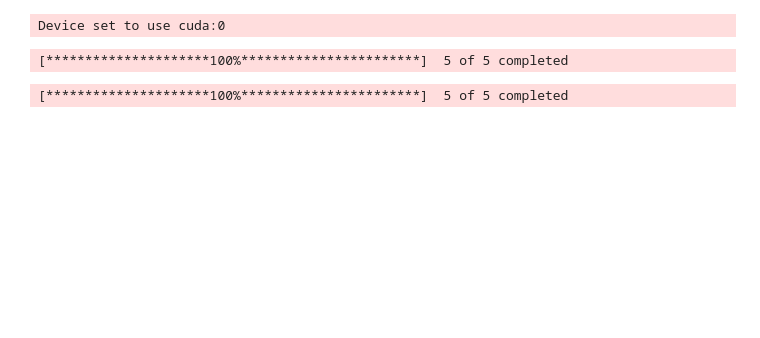
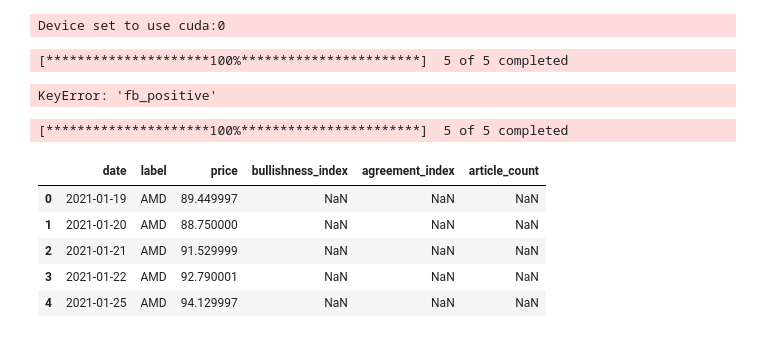
Before and after one commit to LeonSavi/T-M-Project, a Jupyter notebook: analysis.ipynb, the cells around one changed output. Saved outputs shown, nothing was run; the diff lists cells and outputs as text; code cells hidden in the pictures; blank space fills up the shorter version.

```diff
--- a/analysis.ipynb
+++ b/analysis.ipynb
@@ -86,5 +88,5 @@ tech_crash_events = stock_anomaly.get_anomalies(get_dict_dates=True)
 # %%
-data[['fb_positive','fb_neutral','fb_negative','sentiment']] = data['fist_parag'].apply(finbert_sentiment).apply(pd.Series)
+data[['fb_positive','fb_neutral','fb_negative','sentiment']] = data['title'].apply(finbert_sentiment).apply(pd.Series)
 
-data.to_parquet("scraped_data_finbert.parquet", compression="snappy")
+# data.to_parquet("scraped_data_finbert.parquet", compression="snappy")
 # %%
@@ -92,3 +94,13 @@ data = pd.read_parquet("scraped_data_finbert.parquet")
+# %%
+cond = (
+    ((data['fb_positive']>0.6) & (data['sentiment']=='positive')) |
+    ((data['fb_neutral']>0.6) & (data['sentiment']=='neutral')) |
+    ((data['fb_negative']>0.6) & (data['sentiment']=='negative'))
+)
+
+data = data[cond]
+# %% [output]
+KeyError: 'fb_positive'
 # %%
 metrics = data.groupby(['label','date'],as_index=False)['sentiment'].agg(
     bullishness_index = calc_bullishness,
@@ -119,4 +165,11 @@ def add_ts(metrics):
 # %%
 combined_df = add_ts(metrics)
+combined_df.head(5)
 # %% [output]
 [*********************100%***********************]  5 of 5 completed
+|  | date | label | price | bullishness_index | agreement_index | article_count |
+| 0 | 2021-01-19 | AMD | 89.449997 | NaN | NaN | NaN |
+| 1 | 2021-01-20 | AMD | 88.750000 | NaN | NaN | NaN |
+| 2 | 2021-01-21 | AMD | 91.529999 | NaN | NaN | NaN |
+| 3 | 2021-01-22 | AMD | 92.790001 | NaN | NaN | NaN |
+| 4 | 2021-01-25 | AMD | 94.129997 | NaN | NaN | NaN |
```
Also changed, not shown: parts of 12 cells of this notebook, 1 other file.
